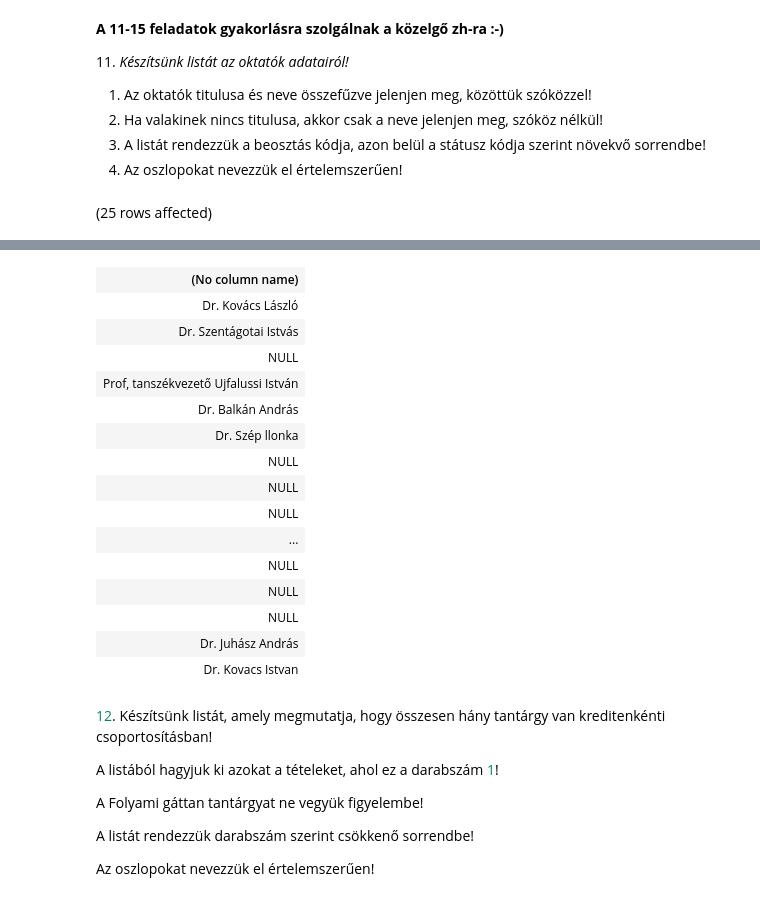
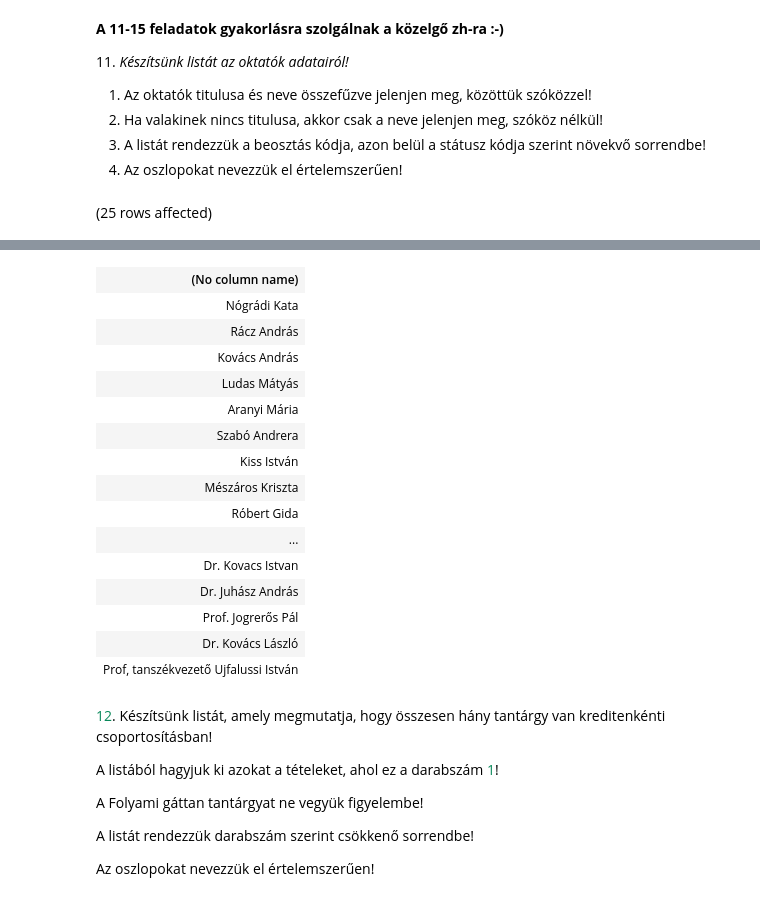
Before and after one commit to kardosfran/adatbazisok, a Jupyter notebook: gyak3/adatbazisok/gyakorlat03_feladatok.ipynb, the cells around one changed output, grey strips where cells are left out. Saved outputs shown, nothing was run; the diff lists cells and outputs as text; code cells hidden in the pictures.

```diff
--- a/gyak3/adatbazisok/gyakorlat03_feladatok.ipynb
+++ b/gyak3/adatbazisok/gyakorlat03_feladatok.ipynb
@@ -129,7 +127,8 @@ Total execution time: 00:00:00.014
 3. A listát rendezzük a beosztás kódja, azon belül a státusz kódja szerint növekvő sorrendbe!
 4. Az oszlopokat nevezzük el értelemszerűen!
 # %%
-SELECT titulus+' '+nev
+SELECT IIF(titulus IS NULL,nev,titulus+' '+nev )
 FROM Oktatok
+ORDER BY beosztás, [status]
 # %% [output]
 (25 rows affected)
@@ -137,19 +136,19 @@ Total execution time: 00:00:00.008
 | (No column name) |
+| Nógrádi Kata |
+| Rácz András |
+| Kovács András |
+| Ludas Mátyás |
+| Aranyi Mária |
+| Szabó Andrera |
+| Kiss István |
+| Mészáros Kriszta |
+| Róbert Gida |
+| ... |
+| Dr. Kovacs Istvan |
+| Dr. Juhász András |
+| Prof. Jogrerős Pál |
 | Dr. Kovács László |
-| Dr. Szentágotai Istvás |
-| NULL |
 | Prof, tanszékvezető Ujfalussi István |
-| Dr. Balkán András |
-| Dr. Szép llonka |
-| NULL |
-| NULL |
-| NULL |
-| ... |
-| NULL |
-| NULL |
-| NULL |
-| Dr. Juhász András |
-| Dr. Kovacs Istvan |
 # %% [markdown]
 <span style="color: #09885a;">12</span>. Készítsünk listát, amely megmutatja, hogy összesen hány tantárgy van kreditenkénti csoportosításban!
 
```
Also changed, not shown: parts of 5 cells of this notebook.
